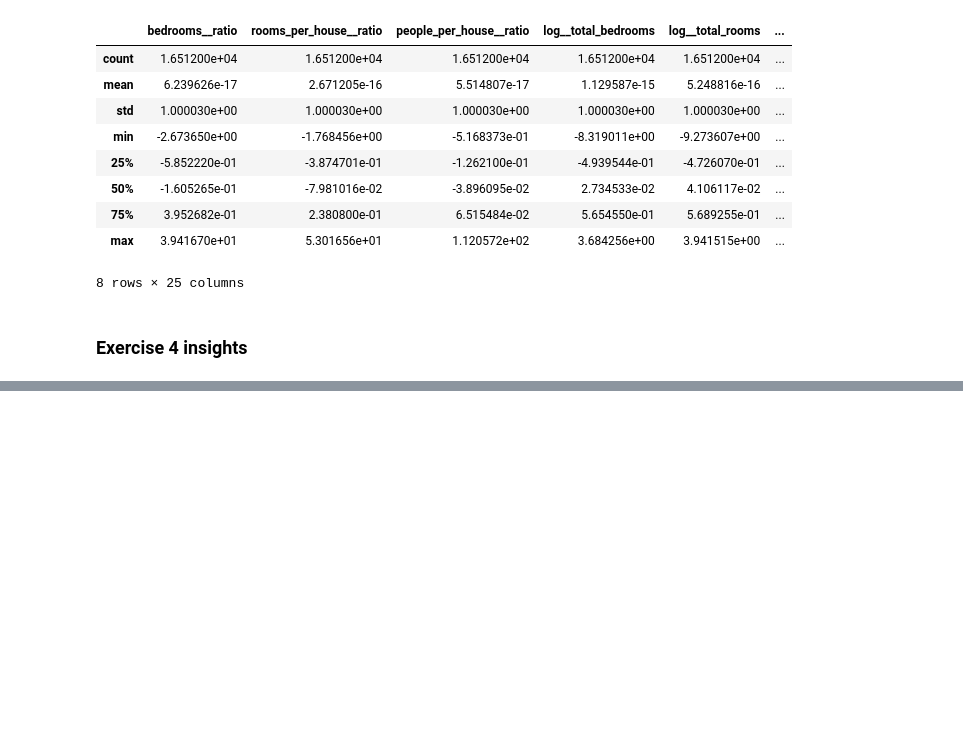
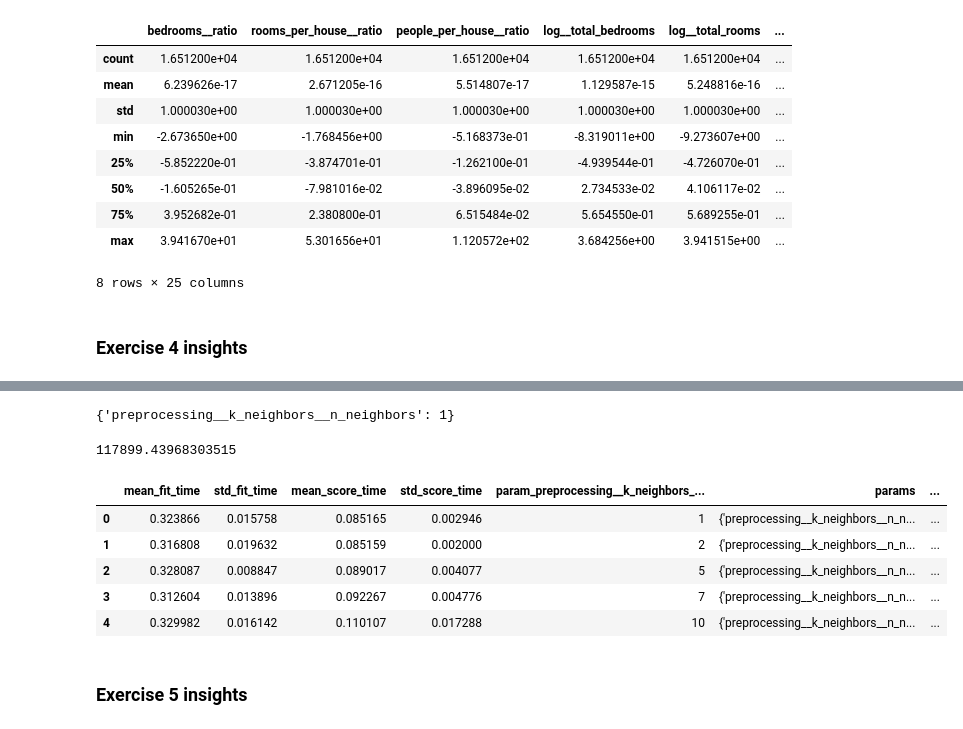
Before and after one commit to MiquelMarinoEspinosa/handson-ml3, a Jupyter notebook: 02_exercises.ipynb, the cells around one changed output, grey strips where cells are left out. Cells and saved outputs as stored; diff of their text form; code cells hidden in the pictures; blank space fills up the shorter version.

Commit message:
exercise 5

```diff
--- a/02_exercises.ipynb
+++ b/02_exercises.ipynb
@@ -1956,0 +1944,13 @@ housing_transformed_df.describe()
+# %%
+from sklearn.model_selection import GridSearchCV
+
+full_pipeline = Pipeline([
+    ("preprocessing", preprocessing),
+    ("svr", SVR(C=0.97, kernel='linear')),
+])
+param_grid = [
+    {'preprocessing__k_neighbors__n_neighbors': [1, 2, 5, 7, 10]}
+]
+grid_search_svr = GridSearchCV(full_pipeline, param_grid, cv=3,
+                           scoring='neg_root_mean_squared_error')
+grid_search_svr.fit(housing_svr, housing_labels_svr)
@@ -1956,0 +1995,19 @@ housing_transformed_df.describe()
+# %%
+grid_search_svr.best_params_
+# %% [output]
+{'preprocessing__k_neighbors__n_neighbors': 1}
+# %%
+-grid_search_svr.best_score_
+# %% [output]
+117899.43968303515
+# %%
+pd.DataFrame(grid_search_svr.cv_results_)
+# %% [output]
+|  | mean_fit_time | std_fit_time | mean_score_time | std_score_time | param_preprocessing__k_neighbors_... | params | ... |
+| 0 | 0.323866 | 0.015758 | 0.085165 | 0.002946 | 1 | {'preprocessing__k_neighbors__n_n... | ... |
+| 1 | 0.316808 | 0.019632 | 0.085159 | 0.002000 | 2 | {'preprocessing__k_neighbors__n_n... | ... |
+| 2 | 0.328087 | 0.008847 | 0.089017 | 0.004077 | 5 | {'preprocessing__k_neighbors__n_n... | ... |
+| 3 | 0.312604 | 0.013896 | 0.092267 | 0.004776 | 7 | {'preprocessing__k_neighbors__n_n... | ... |
+| 4 | 0.329982 | 0.016142 | 0.110107 | 0.017288 | 10 | {'preprocessing__k_neighbors__n_n... | ... |
+# %% [markdown]
+### Exercise 5 insights
```
Also changed, not shown: parts of 11 cells of this notebook.
